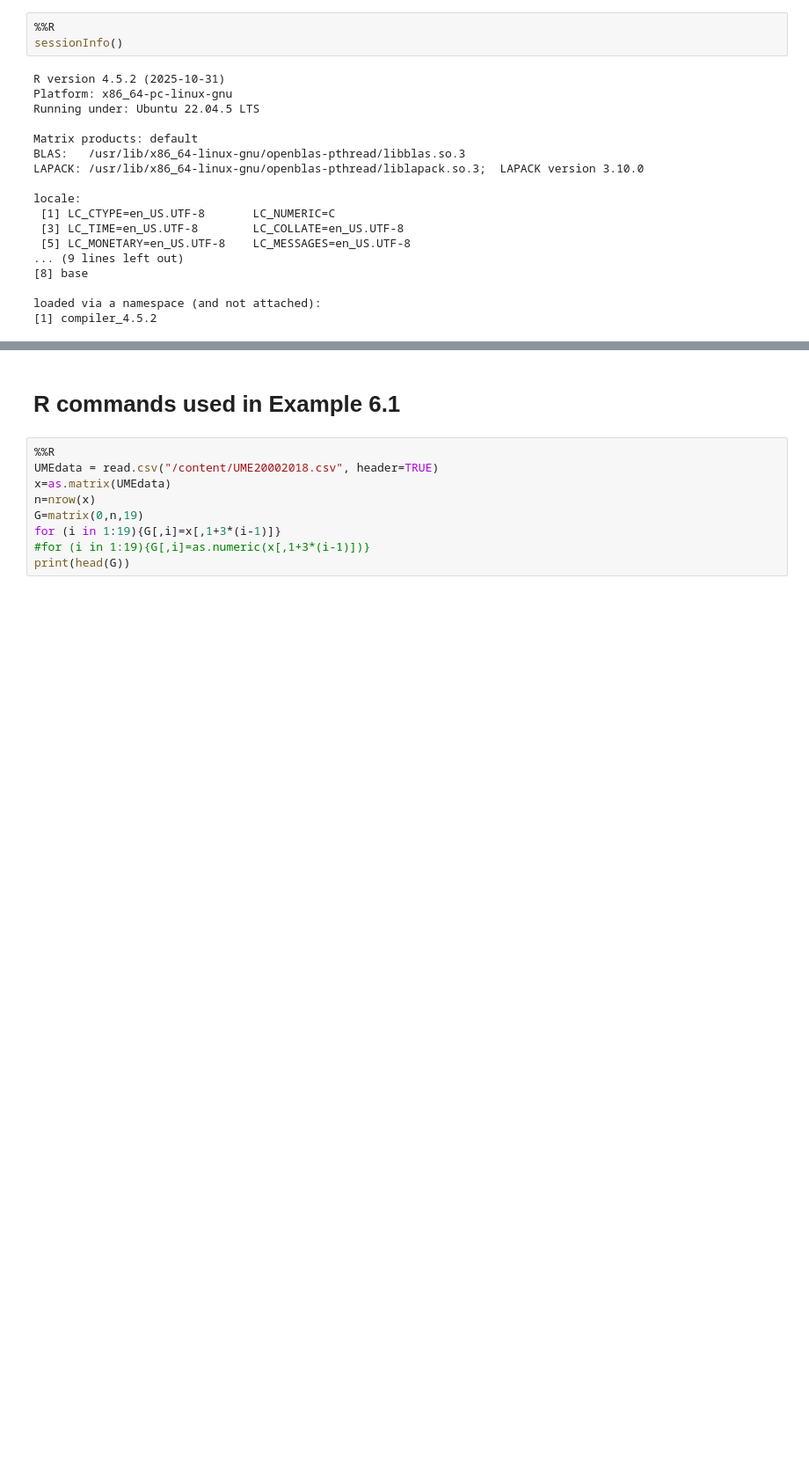
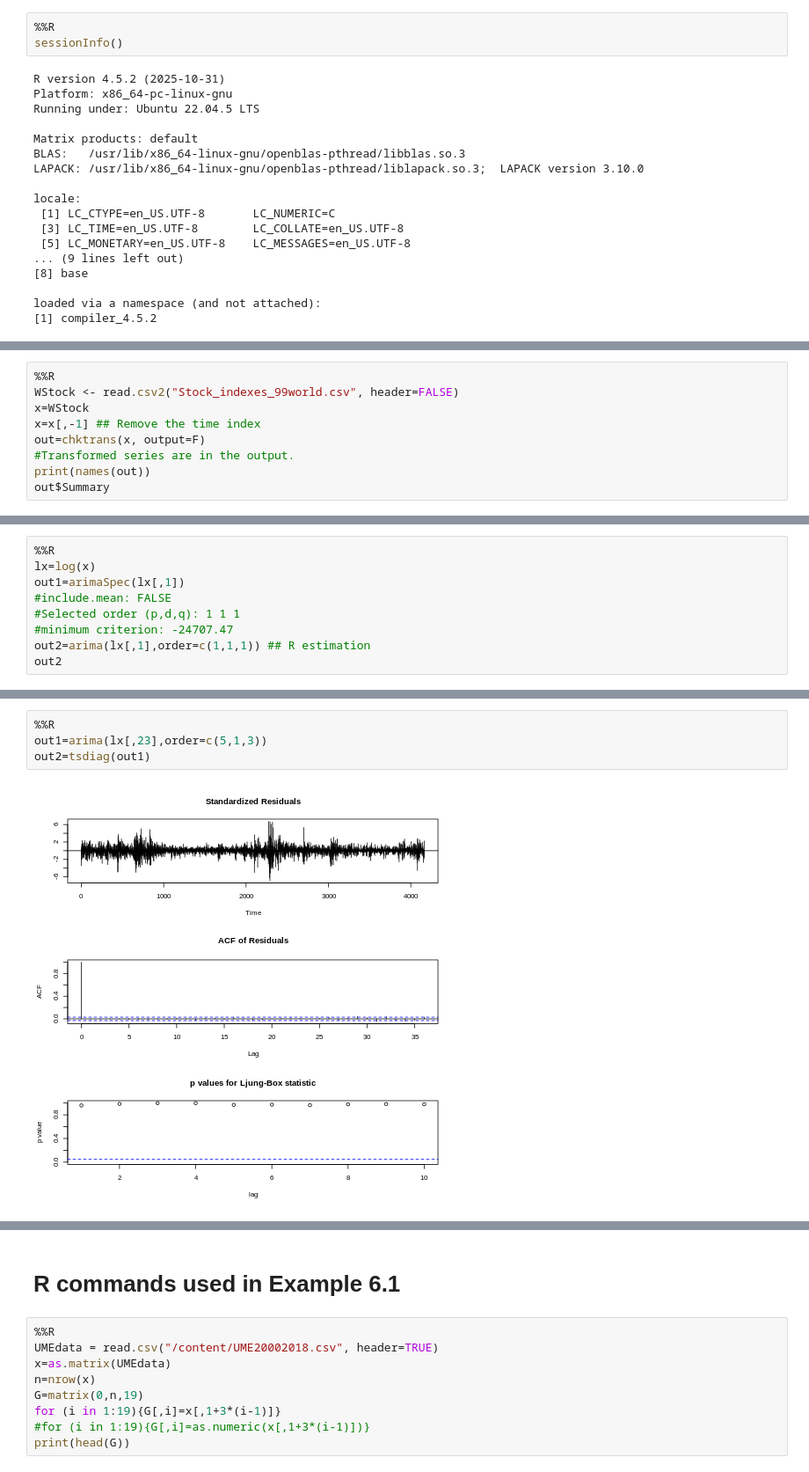
Before and after one commit to jofmorenore/TS_Climatic, a Jupyter notebook: R/Peña_&_Tsay_(2021)_Cap_6_DFM.ipynb, the cells around one changed output, grey strips where cells are left out. Shown at 88% size. Drawn from its saved outputs; the diff is of its cells as text; blank space fills up the shorter version.

```diff
--- a/R/Peña_&_Tsay_(2021)_Cap_6_DFM.ipynb
+++ b/R/Peña_&_Tsay_(2021)_Cap_6_DFM.ipynb
@@ -53,0 +672,9 @@ library(forecast)
+# %%
+%%R
+WStock <- read.csv2("Stock_indexes_99world.csv", header=FALSE)
+x=WStock
+x=x[,-1] ## Remove the time index
+out=chktrans(x, output=F)
+#Transformed series are in the output.
+print(names(out))
+out$Summary
@@ -53,0 +712,9 @@ library(forecast)
+# %%
+%%R
+lx=log(x)
+out1=arimaSpec(lx[,1])
+#include.mean: FALSE
+#Selected order (p,d,q): 1 1 1
+#minimum criterion: -24707.47
+out2=arima(lx[,1],order=c(1,1,1)) ## R estimation
+out2
@@ -53,0 +830,6 @@ library(forecast)
+# %%
+%%R
+out1=arima(lx[,23],order=c(5,1,3))
+out2=tsdiag(out1)
+# %% [output]
+[figure, added]
```
Also changed, not shown: parts of 45 cells of this notebook.
